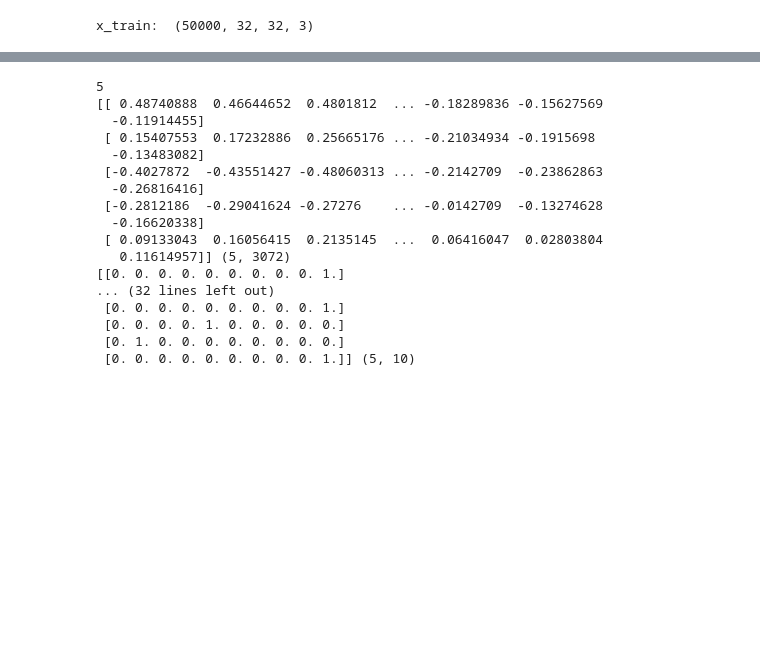
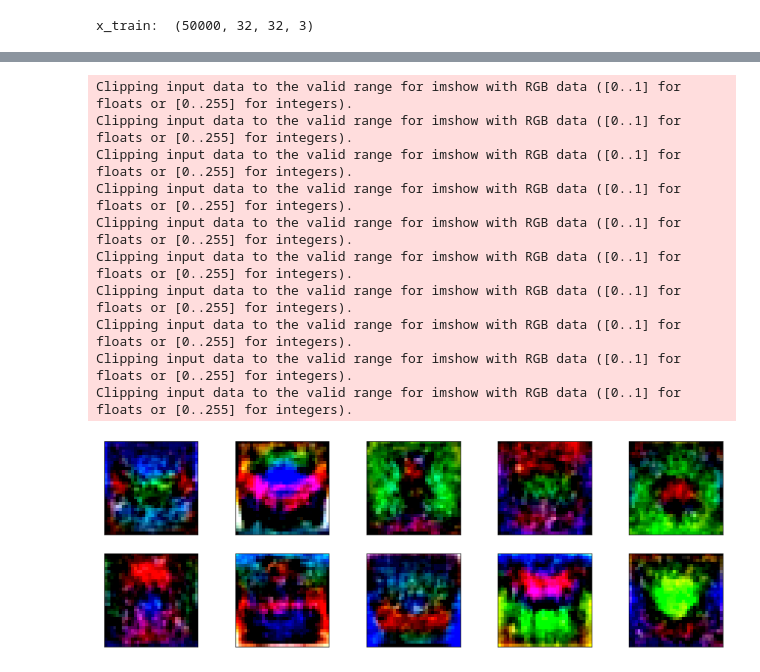
Before and after one commit to DinithiSilva/EN2550_Assignment4, a Jupyter notebook: part1.ipynb, the cells around one changed output, grey strips where cells are left out. Drawn from its saved outputs; the diff is of its cells as text; code cells hidden in the pictures; blank space fills up the shorter version.

```diff
--- a/part1.ipynb
+++ b/part1.ipynb
@@ -100,37 +126,26 @@ test_acc -  -1.2578
-# %%
-seed = 0
-rng = np.random.default_rng(seed=seed)
-for t in range(3):
-    indices = np.arange(5)
-    rng.shuffle(indices)
-    x=x_train[indices]
-    y=y_train[indices]
-    print(len(indices))
-    print(x,x.shape)
-    print(y,y.shape)
-# %% [output]
-5
-[[ 0.48740888  0.46644652  0.4801812  ... -0.18289836 -0.15627569
-  -0.11914455]
- [ 0.15407553  0.17232886  0.25665176 ... -0.21034934 -0.1915698
-  -0.13483082]
- [-0.4027872  -0.43551427 -0.48060313 ... -0.2142709  -0.23862863
-  -0.26816416]
- [-0.2812186  -0.29041624 -0.27276    ... -0.0142709  -0.13274628
-  -0.16620338]
- [ 0.09133043  0.16056415  0.2135145  ...  0.06416047  0.02803804
-   0.11614957]] (5, 3072)
-[[0. 0. 0. 0. 0. 0. 0. 0. 0. 1.]
-... (32 lines left out)
- [0. 0. 0. 0. 0. 0. 0. 0. 0. 1.]
- [0. 0. 0. 0. 1. 0. 0. 0. 0. 0.]
- [0. 1. 0. 0. 0. 0. 0. 0. 0. 0.]
- [0. 0. 0. 0. 0. 0. 0. 0. 0. 1.]] (5, 10)
 # %%
-# displaying w as images #not completed
-f,axarr=plt.subplots(1,10)
-f.set_size_inches(16,6)
-for i in range(10):
-    img=w1[:,i].reshape(32,32,3)
-    axarr[i].imshow(img*1000)
-plt.show
+# displaying w as images
+f,ax=plt.subplots(2,5,figsize=(15,5))
+for i in range(5):
+    img=(w1[:,i].reshape(32,32,3))*255
+    ax[0][i].imshow(img)
+    ax[0][i].set_xticks([])
+    ax[0][i].set_yticks([])
+for i in range(5,10):
+    img=(w1[:,i].reshape(32,32,3))*255
+    ax[1][5-i].imshow(img)
+    ax[1][5-i].set_xticks([])
+    ax[1][5-i].set_yticks([])
+plt.show()
+# %% [output]
+Clipping input data to the valid range for imshow with RGB data ([0..1] for floats or [0..255] for integers).
+Clipping input data to the valid range for imshow with RGB data ([0..1] for floats or [0..255] for integers).
+Clipping input data to the valid range for imshow with RGB data ([0..1] for floats or [0..255] for integers).
+Clipping input data to the valid range for imshow with RGB data ([0..1] for floats or [0..255] for integers).
+Clipping input data to the valid range for imshow with RGB data ([0..1] for floats or [0..255] for integers).
+Clipping input data to the valid range for imshow with RGB data ([0..1] for floats or [0..255] for integers).
+Clipping input data to the valid range for imshow with RGB data ([0..1] for floats or [0..255] for integers).
+Clipping input data to the valid range for imshow with RGB data ([0..1] for floats or [0..255] for integers).
+Clipping input data to the valid range for imshow with RGB data ([0..1] for floats or [0..255] for integers).
+Clipping input data to the valid range for imshow with RGB data ([0..1] for floats or [0..255] for integers).
+[figure, added]
```
Also changed, not shown: parts of 5 cells of this notebook.
